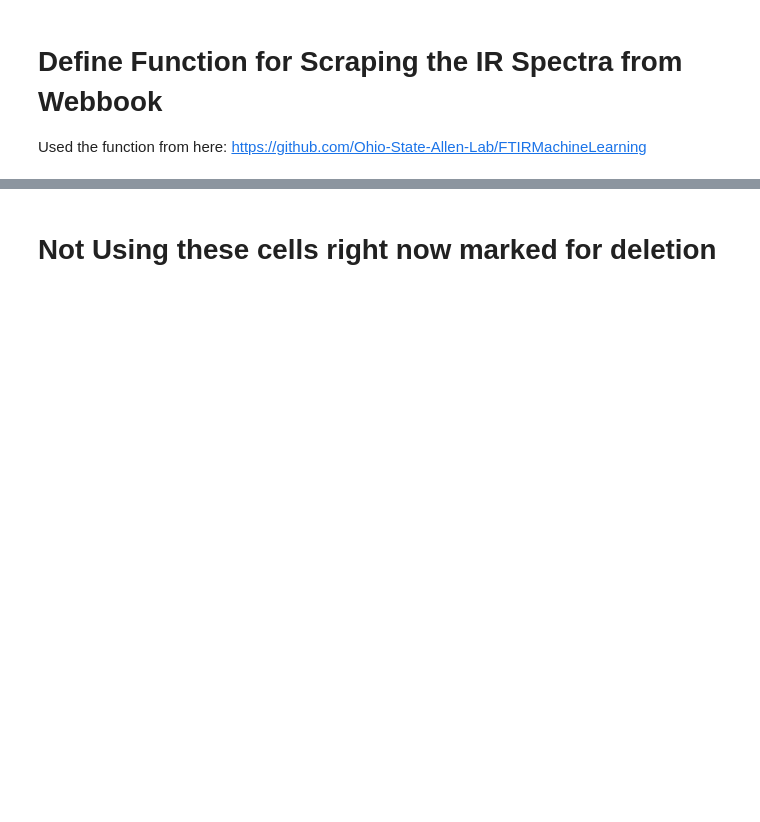
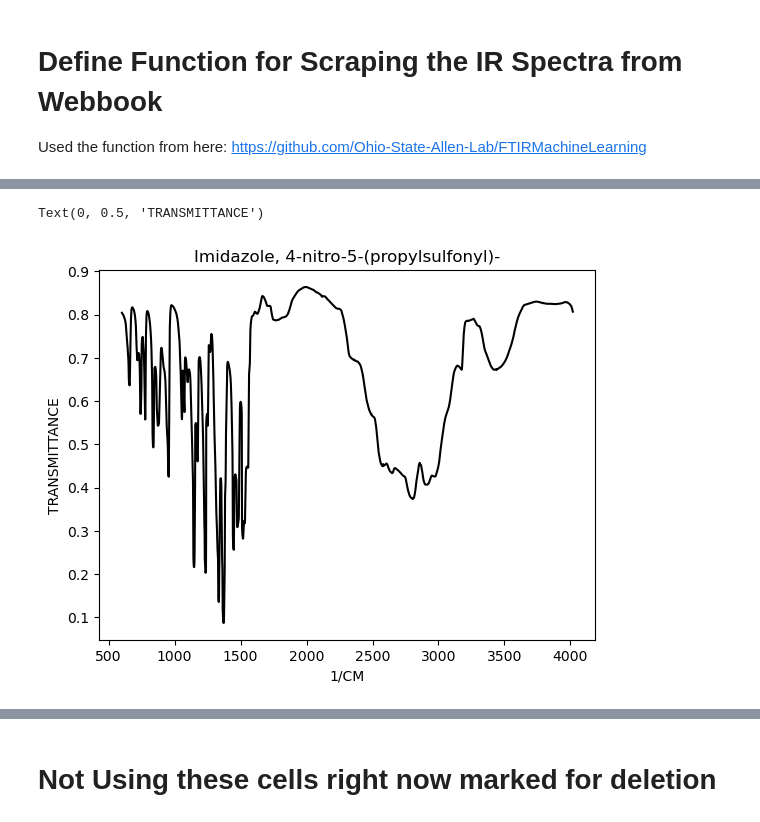
Before and after one commit to kevinpatrickkent/NIST-IR-MachineLearning, a Jupyter notebook: NISTWebbookML.ipynb, the cells around one changed output, grey strips where cells are left out. Saved outputs shown, nothing was run; the diff lists cells and outputs as text; code cells hidden in the pictures; blank space fills up the shorter version.

Commit message:
Started doing some initial data exploration and cleaning.

```diff
--- a/NISTWebbookML.ipynb
+++ b/NISTWebbookML.ipynb
@@ -99,0 +108,15 @@ scrape_data(cas_ids, params, data_dir)
+# %%
+# Making sure I'm able to get the data with the jcamp module
+
+path = 'C:\\Users\\kevin\\Documents\\Python Scripts\\data\\ir\\'
+cas = 99980286
+data = jcamp.jcamp_readfile(path + str(cas) + '.jdx')
+
+plt.figure()
+plt.plot(data['x'], data['y'], color = 'black')
+plt.title(data['title'])
+plt.xlabel(data['xunits'])
+plt.ylabel(data['yunits'])
+# %% [output]
+Text(0, 0.5, 'TRANSMITTANCE')
+[figure, added]
```
Also changed, not shown: parts of 35 cells of this notebook.
